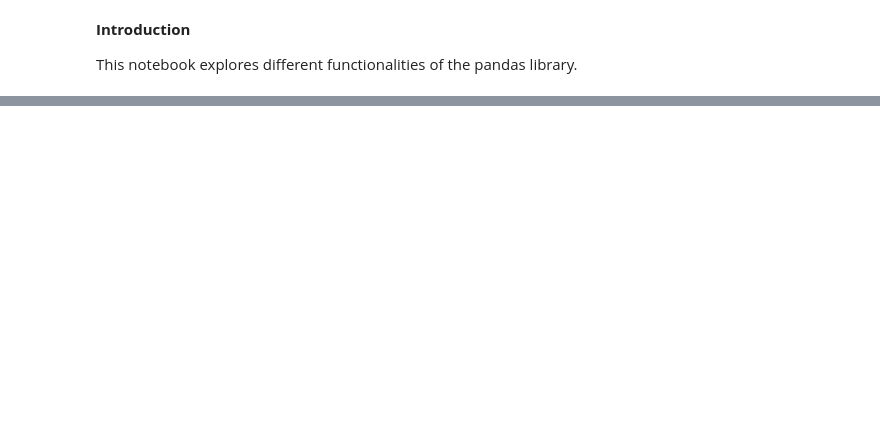
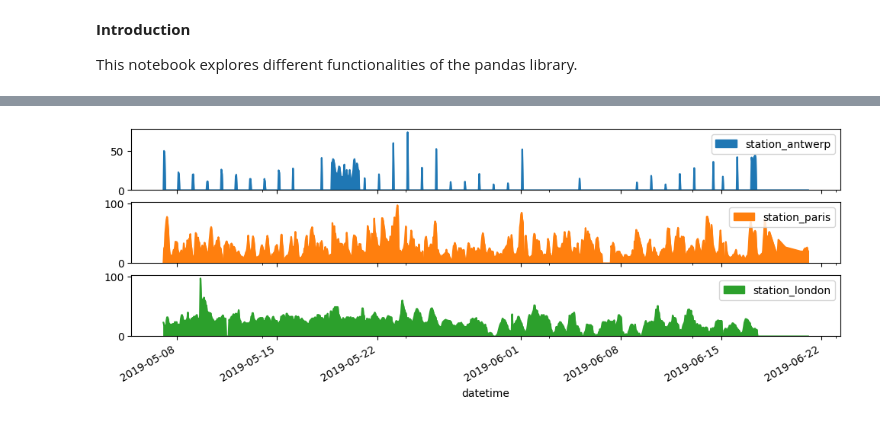
Before and after one commit to Eva088/Pandas, a Jupyter notebook: Pandas.ipynb, the cells around one changed output, grey strips where cells are left out. Cells and saved outputs as stored; diff of their text form; code cells hidden in the pictures; blank space fills up the shorter version.

```diff
--- a/Pandas.ipynb
+++ b/Pandas.ipynb
@@ -128,0 +133,8 @@ titanic.head()
+# %%
+#Creating subplots
+
+air_quality.plot.area(figsize = (12,4), subplots= True)
+
+plt.show()
+# %% [output]
+[figure, added]
```
Also changed, not shown: parts of 5 cells of this notebook, 1 other file.
